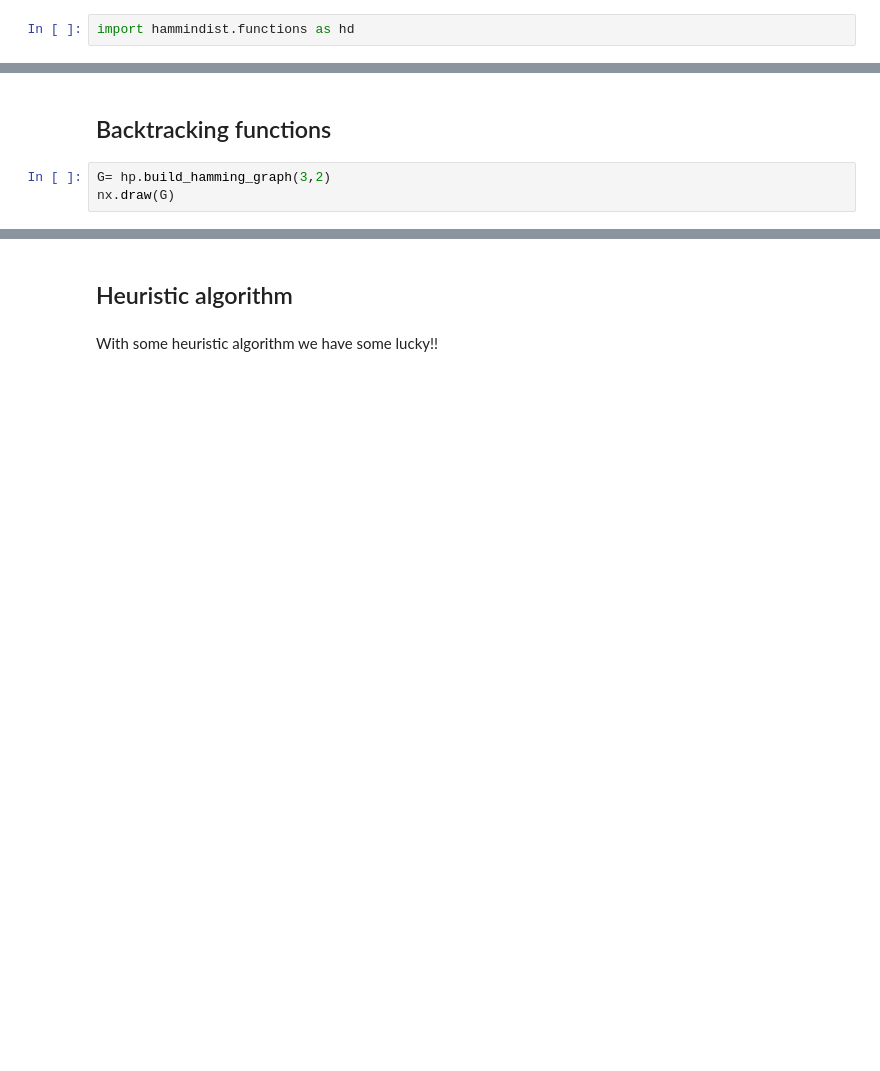
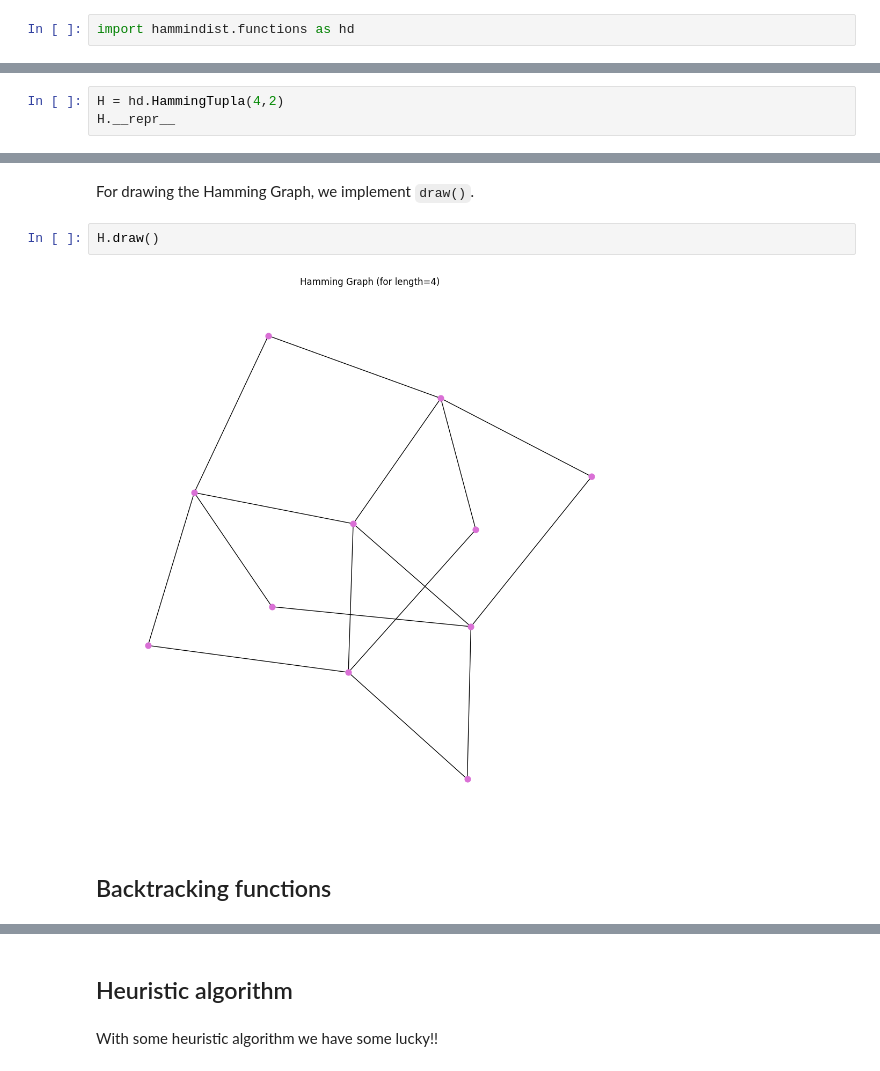
Before and after one commit to JesusAmador25/Hamming_Distance, a Jupyter notebook: codes.ipynb, the cells around one changed output, grey strips where cells are left out. Cells and saved outputs as stored; diff of their text form; blank space fills up the shorter version.

````diff
--- a/codes.ipynb
+++ b/codes.ipynb
@@ -28,0 +33,3 @@ import hammindist.functions as hd
+# %%
+H = hd.HammingTupla(4,2)
+H.__repr__
@@ -29,6 +63,9 @@ import hammindist.functions as hd
+# %% [markdown]
+For drawing the Hamming Graph, we implement ```draw()```.
+# %%
+H.draw()
+# %% [output]
+[figure, added]
 # %% [markdown]
 ## Backtracking functions
-# %%
-G= hp.build_hamming_graph(3,2)
-nx.draw(G)
 # %%
````
Also changed, not shown: parts of 12 cells of this notebook.
